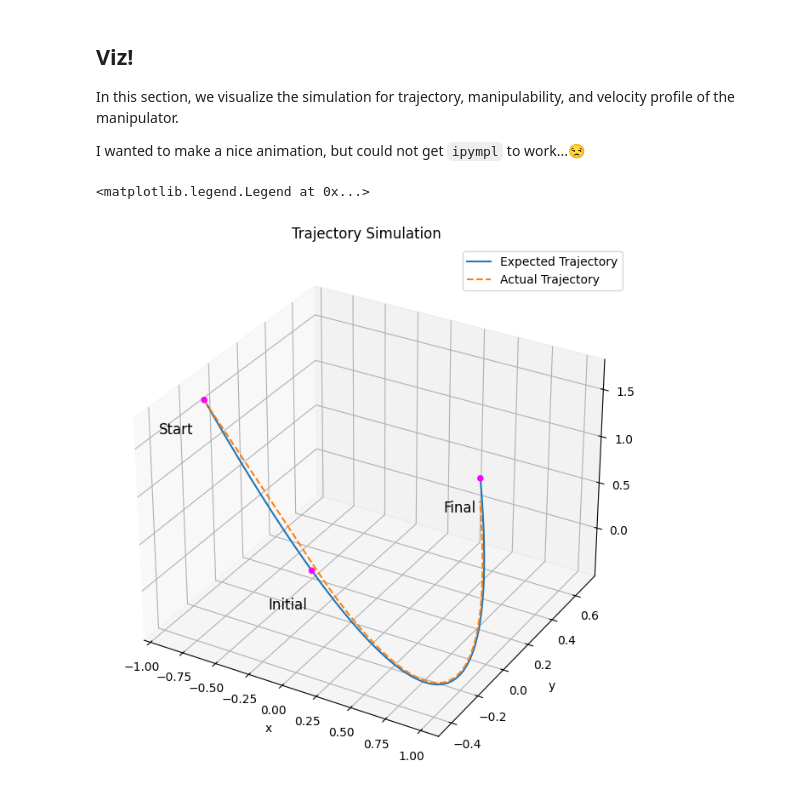
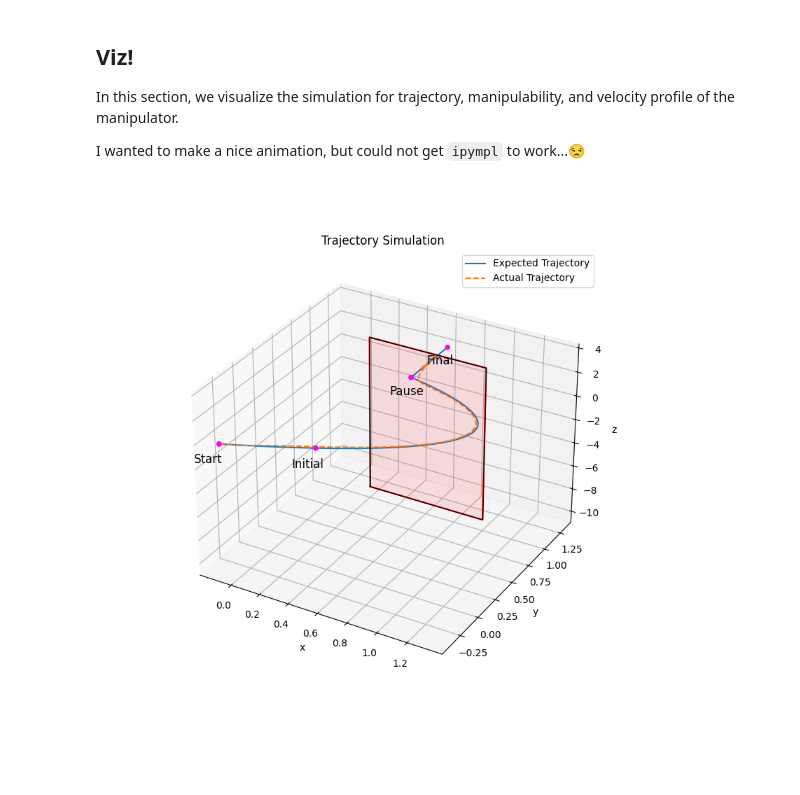
Before and after one commit to tina190666/VaccineArm, a Jupyter notebook: kinematics.ipynb, the cells around one changed output. Drawn from its saved outputs; the diff is of its cells as text; code cells hidden in the pictures.

```diff
--- a/kinematics.ipynb
+++ b/kinematics.ipynb
@@ -265,28 +476,38 @@ I wanted to make a nice animation, but could not get `ipympl` to work...😒
 # %%
 fig = plt.figure(figsize=(8,8))
 ax = fig.add_subplot(projection="3d")
 
-traj = f_traj(ts)
+#traj = f_traj(ts)
+#traj = f_linear_3d(ts_test)
+traj = planned_traj
 ax.plot(traj[:,0], traj[:,1], traj[:,2], label="Expected Trajectory")
 
 actual_pos = np.vstack(x)
 ax.plot(actual_pos[:,0], actual_pos[:,1], actual_pos[:,2] ,"--", label="Actual Trajectory")
 
 ax.scatter(turns_pos[:,0], turns_pos[:,1], turns_pos[:,2], alpha=1, c="magenta")
+ax.scatter(all_points[:,0], all_points[:,1], all_points[:,2], alpha=1, c="magenta")
 ax.set_title("Trajectory Simulation")
 
-for i, lbl in enumerate(["Start", "Initial", "Final"]):
-    ax.text(turns_pos[i,0], turns_pos[i,1] - 0.3, turns_pos[i,2], lbl, fontsize=12)
+ax.plot(xrec, yrec, zrec, color='r')
+verts = [list(zip(xrec, yrec, zrec))]
+faces = [[0, 1, 2, 3]]
+poly3d = Poly3DCollection(verts, alpha=0.1, facecolor='r', linewidths=1, edgecolors='k')
+ax.add_collection3d(poly3d)
+
+for i, lbl in enumerate(["Start", "Initial", "Pause", "Final"]):
+    #ax.text(turns_pos[i,0], turns_pos[i,1] - 0.3, turns_pos[i,2], lbl, fontsize=12)
+    ax.text(all_points[i,0], all_points[i,1] - 0.3, all_points[i,2], lbl, fontsize=12)
 
 ax.set_xlabel("x")
 ax.set_ylabel("y")
 ax.set_zlabel("z")
 
 ax.legend()
+plt.show()
 # ax.view_init(elev=30, azim=45)
 # %% [output]
-<matplotlib.legend.Legend at 0x...>
-[figure, old version]
+[figure, new version]
 # %%
 fig, ax = plt.subplots(figsize=(12,5))
 ax.grid("True")
```
Also changed, not shown: parts of 7 cells of this notebook, 2 other files.
